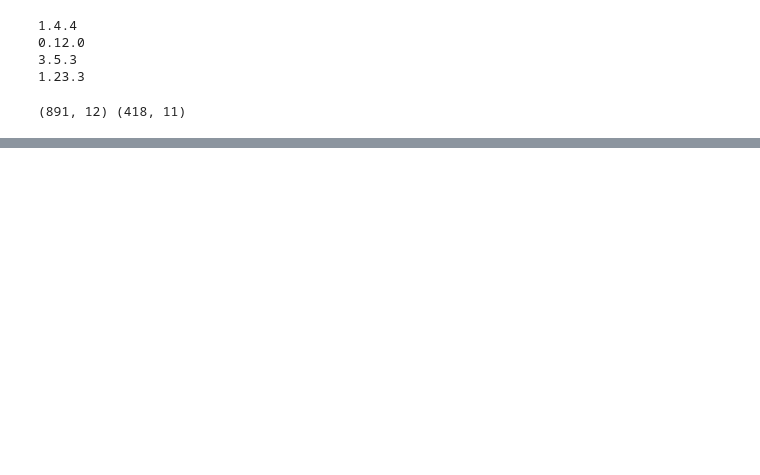
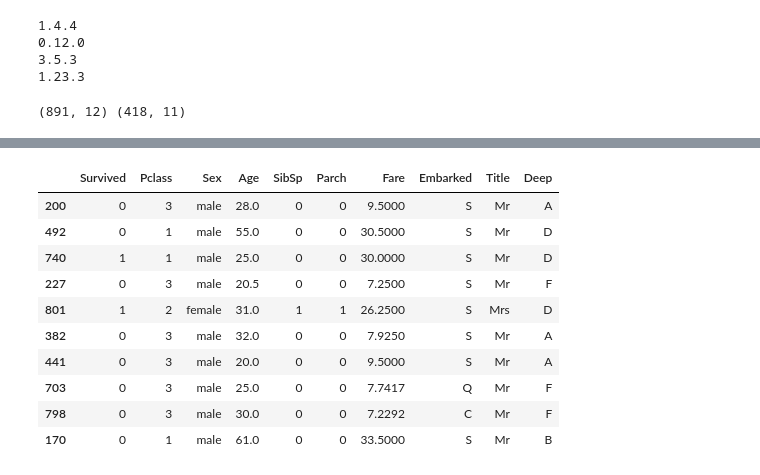
Before and after one commit to LS2life/Preliminary_education, a Jupyter notebook: ML_Visualization/titanic/titanic_practice.ipynb, the cells around one changed output, grey strips where cells are left out. Cells and saved outputs as stored; diff of their text form; code cells hidden in the pictures; blank space fills up the shorter version.

```diff
--- a/ML_Visualization/titanic/titanic_practice.ipynb
+++ b/ML_Visualization/titanic/titanic_practice.ipynb
@@ -99,0 +530,6 @@ train_df[['Pclass','Survived']].groupby(['Survived']).mean()
+# %%
+for dataset in combine:
+    dataset['Age'] = dataset['Age'].fillna(25)
+# %%
+for dataset in combine:
+    print(dataset.isna().sum())
@@ -99,0 +569,6 @@ train_df[['Pclass','Survived']].groupby(['Survived']).mean()
+# %%
+for dataset in combine:
+    dataset['Deep'] = dataset['Deep'].replace(['C'],'B')
+    dataset['Deep'] = dataset['Deep'].replace(['E'],'D')
+    dataset['Deep'] = dataset['Deep'].replace(['G'],'F')
+    dataset['Deep'] = dataset['Deep'].replace(['T'],'A')
@@ -99,0 +606,23 @@ train_df[['Pclass','Survived']].groupby(['Survived']).mean()
+# %%
+for dataset in combine:
+    dataset.loc[dataset['Fare']<=7.91,'Deep']='F'
+    dataset.loc[(dataset['Fare']>7.91) & (dataset['Fare']<=14.45),'Deep']='A'
+    dataset.loc[(dataset['Fare']>14.45) & (dataset['Fare']<=31.0),'Deep']='D'
+    dataset.loc[(dataset['Fare']>31.0) & (dataset['Fare']<=512.33),'Deep']='B'
+
+trdf=trdf.drop(['FareBand'],axis=1)
+combin=[trdf,tedf]
+
+trdf.sample(10)
+# %% [output]
+|  | Survived | Pclass | Sex | Age | SibSp | Parch | Fare | Embarked | Title | Deep |
+| 200 | 0 | 3 | male | 28.0 | 0 | 0 | 9.5000 | S | Mr | A |
+| 492 | 0 | 1 | male | 55.0 | 0 | 0 | 30.5000 | S | Mr | D |
+| 740 | 1 | 1 | male | 25.0 | 0 | 0 | 30.0000 | S | Mr | D |
+| 227 | 0 | 3 | male | 20.5 | 0 | 0 | 7.2500 | S | Mr | F |
+| 801 | 1 | 2 | female | 31.0 | 1 | 1 | 26.2500 | S | Mrs | D |
+| 382 | 0 | 3 | male | 32.0 | 0 | 0 | 7.9250 | S | Mr | A |
+| 441 | 0 | 3 | male | 20.0 | 0 | 0 | 9.5000 | S | Mr | A |
+| 703 | 0 | 3 | male | 25.0 | 0 | 0 | 7.7417 | Q | Mr | F |
+| 798 | 0 | 3 | male | 30.0 | 0 | 0 | 7.2292 | C | Mr | F |
+| 170 | 0 | 1 | male | 61.0 | 0 | 0 | 33.5000 | S | Mr | B |
```
Also changed, not shown: parts of 158 cells of this notebook, 2 other files.
